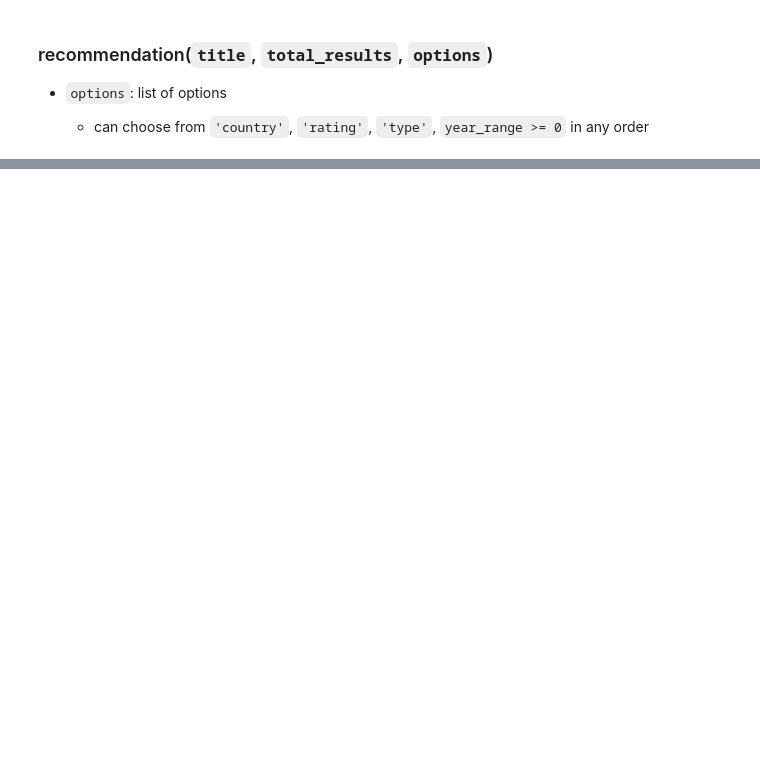
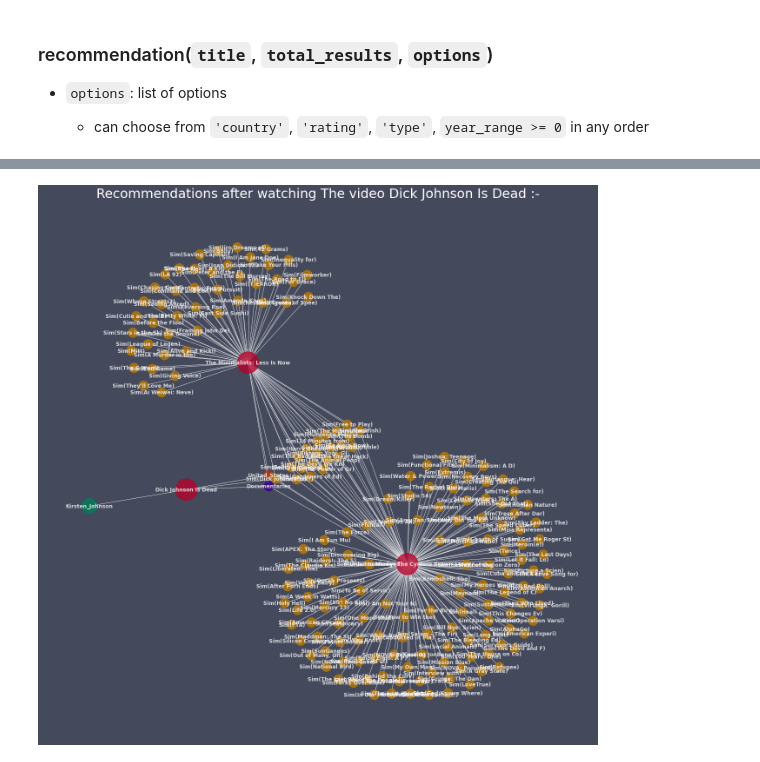
Before and after one commit to beks2002/PIC16A_Project, a Jupyter notebook: Netflix_Recommendation.ipynb, the cells around one changed output, grey strips where cells are left out. Drawn from its saved outputs; the diff is of its cells as text; code cells hidden in the pictures; blank space fills up the shorter version.

```diff
--- a/Netflix_Recommendation.ipynb
+++ b/Netflix_Recommendation.ipynb
@@ -545,0 +607,7 @@ class Rating:
+# %%
+df['directors'] = df['director'].apply(lambda l: [] if pd.isna(l) else [i.strip().replace(" ","_") for i in l.split(",")])
+df['genres'] = df['listed_in'].apply(lambda l: [] if pd.isna(l) else [i.strip().replace(" ","_") for i in l.split(",")])
+df['actors'] = df['cast'].apply(lambda l: [] if pd.isna(l) else [i.strip().replace(" ","_") for i in l.split(",")])
+df['countries'] = df['country'].apply(lambda l: [] if pd.isna(l) else [i.strip().replace(" ","_") for i in l.split(",")])
+df['all_features'] = df['directors'] + df['genres'] + df['actors'] + df['countries']
+df['all_features'] = df['all_features'].apply(lambda x: " ".join(x))
@@ -545,0 +689,35 @@ class Rating:
+# %%
+import math
+
+def get_recommendation(root):
+    commons_dict = {}
+    for e in G.neighbors(root):
+        for e2 in G.neighbors(e):
+            if e2==root:
+                continue
+            if G.nodes[e2]['label']=="MOVIE":
+                commons = commons_dict.get(e2)
+                if commons==None:
+                    commons_dict.update({e2 : [e]})
+                else:
+                    commons.append(e)
+                    commons_dict.update({e2 : commons})
+    movies=[]
+    weight=[]
+    for key, values in commons_dict.items():
+        w=0.0
+        for e in values:
+            w=w+1/math.log(G.degree(e))
+        movies.append(key)
+        weight.append(w)
+
+    result = pd.Series(data=np.array(weight),index=movies)
+    result.sort_values(inplace=True,ascending=False)
+    return result
+# %%
+Movie="Dick Johnson Is Dead"
+recommendation = get_recommendation(Movie)
+rel_graph = get_all_adj_nodes([Movie]+list(recommendation.index[:2]))
+draw_sub_graph(rel_graph,Movie)
+# %% [output]
+[figure, added]
```
Also changed, not shown: parts of 18 cells of this notebook.
